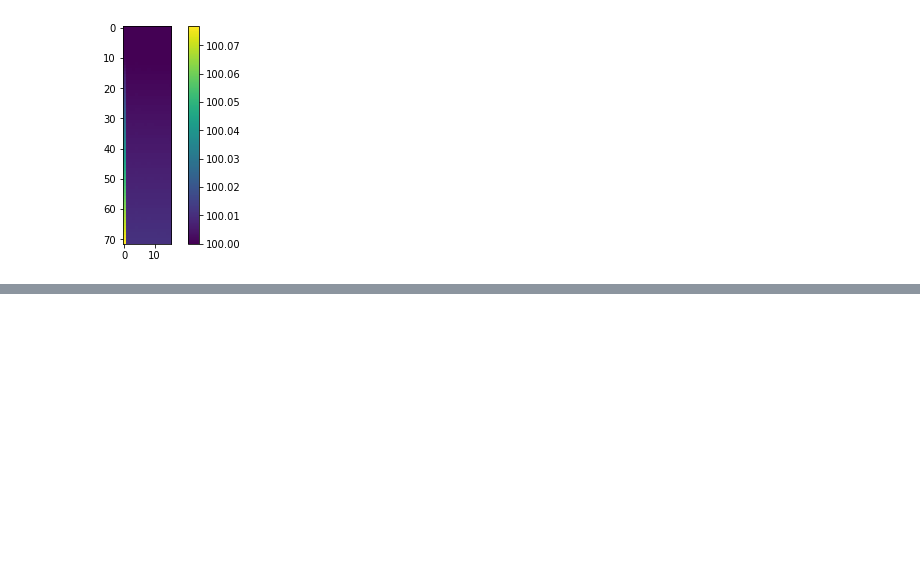
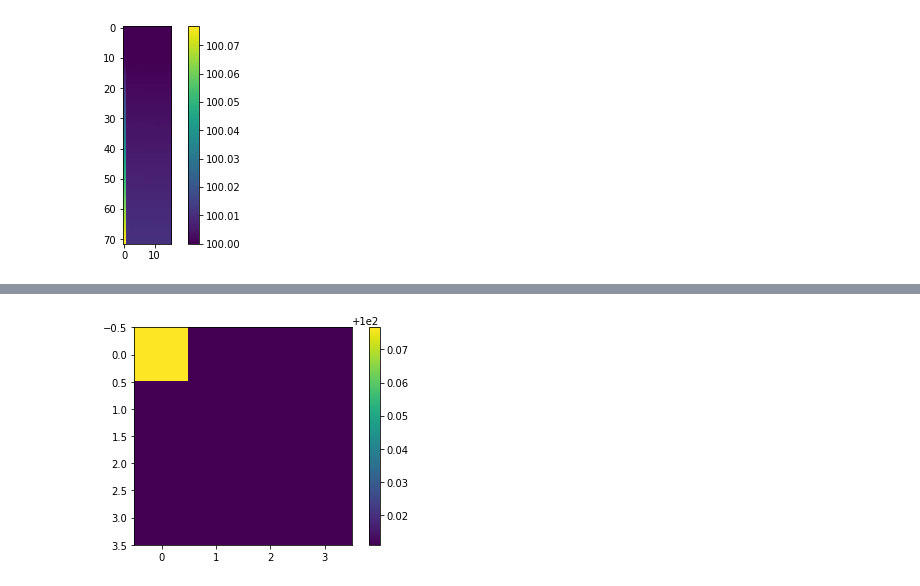
Before and after one commit to aman0404/python_heatmaps, a Jupyter notebook: temp_heatmap.ipynb, the cells around one changed output, grey strips where cells are left out. Saved outputs shown, nothing was run; the diff lists cells and outputs as text; code cells hidden in the pictures; blank space fills up the shorter version.

```diff
--- a/temp_heatmap.ipynb
+++ b/temp_heatmap.ipynb
@@ -75,0 +110,38 @@ heatmap2d(test_array)
+# %%
+import itertools
+value = n1[71][:]
+value[15]
+w, h = 4, 4;
+Matrix = [[0 for x in range(w)] for y in range(h)]
+
+Matrix[0][0] = value[0]
+Matrix[0][1] = value[1]
+Matrix[0][2] = value[2]
+Matrix[0][3] = value[3]
+
+Matrix[1][0] = value[4]
+Matrix[1][1] = value[5]
+Matrix[1][2] = value[6]
+Matrix[1][3] = value[7]
+
+Matrix[2][0] = value[8]
+Matrix[2][1] = value[9]
+Matrix[2][2] = value[10]
+Matrix[2][3] = value[11]
+
+Matrix[3][0] = value[12]
+Matrix[3][1] = value[13]
+Matrix[3][2] = value[14]
+Matrix[3][3] = value[15]
+
+
+def heatmap2d(arr: np.ndarray):
+    plt.imshow(arr, cmap='viridis')
+    plt.colorbar()
+    plt.show()
+
+
+test_array = Matrix
+heatmap2d(Matrix)
+# %% [output]
+[figure, added]
```
Also changed, not shown: parts of 4 cells of this notebook.
